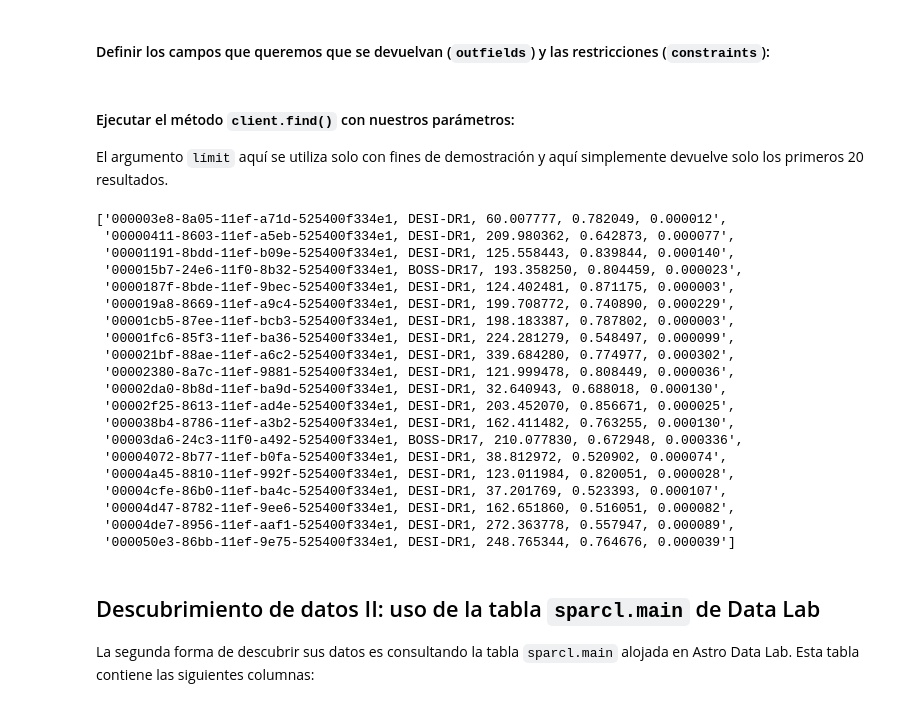
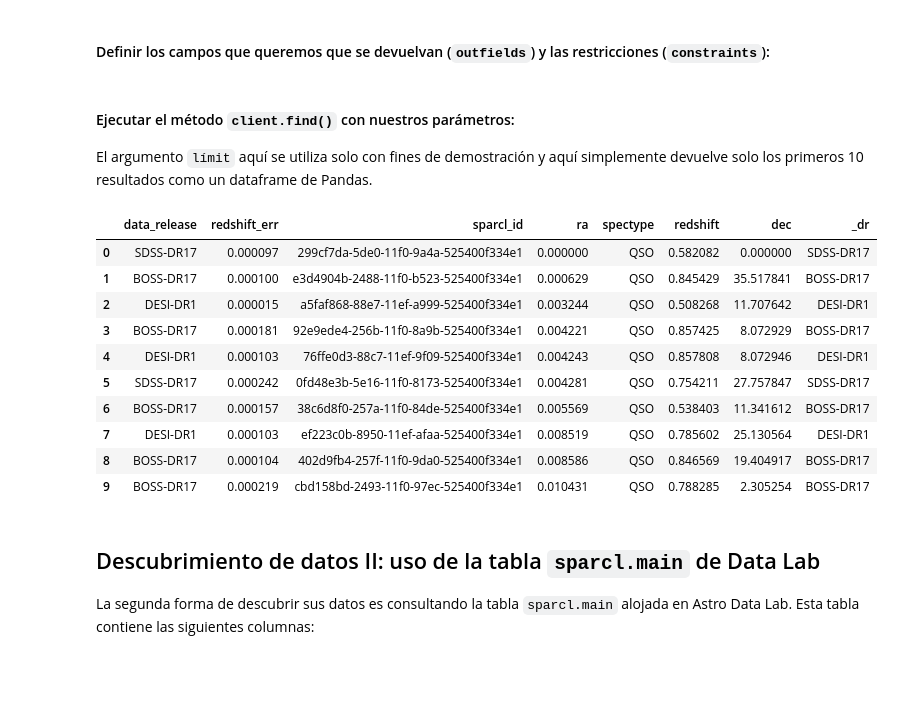
Before and after one commit to astro-datalab/notebooks-latest-es, a Jupyter notebook: 04_ComoHacer/SPARCL/Como_usar_SPARCL.ipynb, the cells around one changed output. Cells and saved outputs as stored; diff of their text form; code cells hidden in the pictures; blank space fills up the shorter version.

```diff
--- a/04_ComoHacer/SPARCL/Como_usar_SPARCL.ipynb
+++ b/04_ComoHacer/SPARCL/Como_usar_SPARCL.ipynb
@@ -328,37 +263,27 @@ Type:      method
 #### Definir los campos que queremos que se devuelvan (`outfields`) y las restricciones (`constraints`):
 # %%
 out = ['sparcl_id', 'ra', 'dec', 'redshift', 'spectype', 'data_release', 'redshift_err']
-cons = {'spectype': ['GALAXY'],
+cons = {'spectype': ['QSO'],
         'redshift': [0.5, 0.9],
         'data_release': ['DESI-DR1', 'SDSS-DR17', 'BOSS-DR17']}
 # %% [markdown]
 #### Ejecutar el método `client.find()` con nuestros parámetros:
-El argumento `límit` aquí se utiliza solo con fines de demostración y aquí simplemente devuelve solo los primeros 20 resultados.
+El argumento `límit` aquí se utiliza solo con fines de demostración y aquí simplemente devuelve solo los primeros 10 resultados como un dataframe de Pandas.
 # %%
-found_I = client.find(outfields=out, constraints=cons, limit=20)
-["%s, %s, %f, %f, %f" % (f.sparcl_id, f.data_release, f.ra, f.redshift, f.redshift_err)
- for f in found_I.records]
+found_I = client.find(outfields=out, constraints=cons, sort='ra', fmt='pandas', limit=10)
+found_I
 # %% [output]
-['000003e8-8a05-11ef-a71d-525400f334e1, DESI-DR1, 60.007777, 0.782049, 0.000012',
- '00000411-8603-11ef-a5eb-525400f334e1, DESI-DR1, 209.980362, 0.642873, 0.000077',
- '00001191-8bdd-11ef-b09e-525400f334e1, DESI-DR1, 125.558443, 0.839844, 0.000140',
- '000015b7-24e6-11f0-8b32-525400f334e1, BOSS-DR17, 193.358250, 0.804459, 0.000023',
- '0000187f-8bde-11ef-9bec-525400f334e1, DESI-DR1, 124.402481, 0.871175, 0.000003',
- '000019a8-8669-11ef-a9c4-525400f334e1, DESI-DR1, 199.708772, 0.740890, 0.000229',
- '00001cb5-87ee-11ef-bcb3-525400f334e1, DESI-DR1, 198.183387, 0.787802, 0.000003',
- '00001fc6-85f3-11ef-ba36-525400f334e1, DESI-DR1, 224.281279, 0.548497, 0.000099',
- '000021bf-88ae-11ef-a6c2-525400f334e1, DESI-DR1, 339.684280, 0.774977, 0.000302',
- '00002380-8a7c-11ef-9881-525400f334e1, DESI-DR1, 121.999478, 0.808449, 0.000036',
- '00002da0-8b8d-11ef-ba9d-525400f334e1, DESI-DR1, 32.640943, 0.688018, 0.000130',
- '00002f25-8613-11ef-ad4e-525400f334e1, DESI-DR1, 203.452070, 0.856671, 0.000025',
- '000038b4-8786-11ef-a3b2-525400f334e1, DESI-DR1, 162.411482, 0.763255, 0.000130',
- '00003da6-24c3-11f0-a492-525400f334e1, BOSS-DR17, 210.077830, 0.672948, 0.000336',
- '00004072-8b77-11ef-b0fa-525400f334e1, DESI-DR1, 38.812972, 0.520902, 0.000074',
- '00004a45-8810-11ef-992f-525400f334e1, DESI-DR1, 123.011984, 0.820051, 0.000028',
- '00004cfe-86b0-11ef-ba4c-525400f334e1, DESI-DR1, 37.201769, 0.523393, 0.000107',
- '00004d47-8782-11ef-9ee6-525400f334e1, DESI-DR1, 162.651860, 0.516051, 0.000082',
- '00004de7-8956-11ef-aaf1-525400f334e1, DESI-DR1, 272.363778, 0.557947, 0.000089',
- '000050e3-86bb-11ef-9e75-525400f334e1, DESI-DR1, 248.765344, 0.764676, 0.000039']
+|  | data_release | redshift_err | sparcl_id | ra | spectype | redshift | dec | _dr |
+| 0 | SDSS-DR17 | 0.000097 | 299cf7da-5de0-11f0-9a4a-525400f334e1 | 0.000000 | QSO | 0.582082 | 0.000000 | SDSS-DR17 |
+| 1 | BOSS-DR17 | 0.000100 | e3d4904b-2488-11f0-b523-525400f334e1 | 0.000629 | QSO | 0.845429 | 35.517841 | BOSS-DR17 |
+| 2 | DESI-DR1 | 0.000015 | a5faf868-88e7-11ef-a999-525400f334e1 | 0.003244 | QSO | 0.508268 | 11.707642 | DESI-DR1 |
+| 3 | BOSS-DR17 | 0.000181 | 92e9ede4-256b-11f0-8a9b-525400f334e1 | 0.004221 | QSO | 0.857425 | 8.072929 | BOSS-DR17 |
+| 4 | DESI-DR1 | 0.000103 | 76ffe0d3-88c7-11ef-9f09-525400f334e1 | 0.004243 | QSO | 0.857808 | 8.072946 | DESI-DR1 |
+| 5 | SDSS-DR17 | 0.000242 | 0fd48e3b-5e16-11f0-8173-525400f334e1 | 0.004281 | QSO | 0.754211 | 27.757847 | SDSS-DR17 |
+| 6 | BOSS-DR17 | 0.000157 | 38c6d8f0-257a-11f0-84de-525400f334e1 | 0.005569 | QSO | 0.538403 | 11.341612 | BOSS-DR17 |
+| 7 | DESI-DR1 | 0.000103 | ef223c0b-8950-11ef-afaa-525400f334e1 | 0.008519 | QSO | 0.785602 | 25.130564 | DESI-DR1 |
+| 8 | BOSS-DR17 | 0.000104 | 402d9fb4-257f-11f0-9da0-525400f334e1 | 0.008586 | QSO | 0.846569 | 19.404917 | BOSS-DR17 |
+| 9 | BOSS-DR17 | 0.000219 | cbd158bd-2493-11f0-97ec-525400f334e1 | 0.010431 | QSO | 0.788285 | 2.305254 | BOSS-DR17 |
 # %% [markdown]
 <a class="anchor" id="datadiscoveryII"></a>
 ## Descubrimiento de datos II: uso de la tabla `sparcl.main` de Data Lab
```
Also changed, not shown: parts of 90 cells of this notebook.
